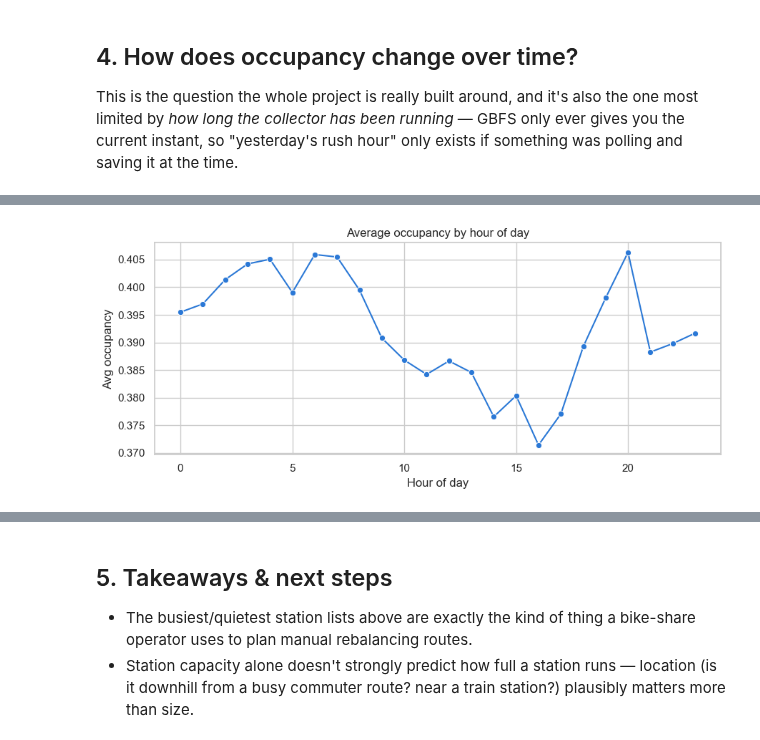
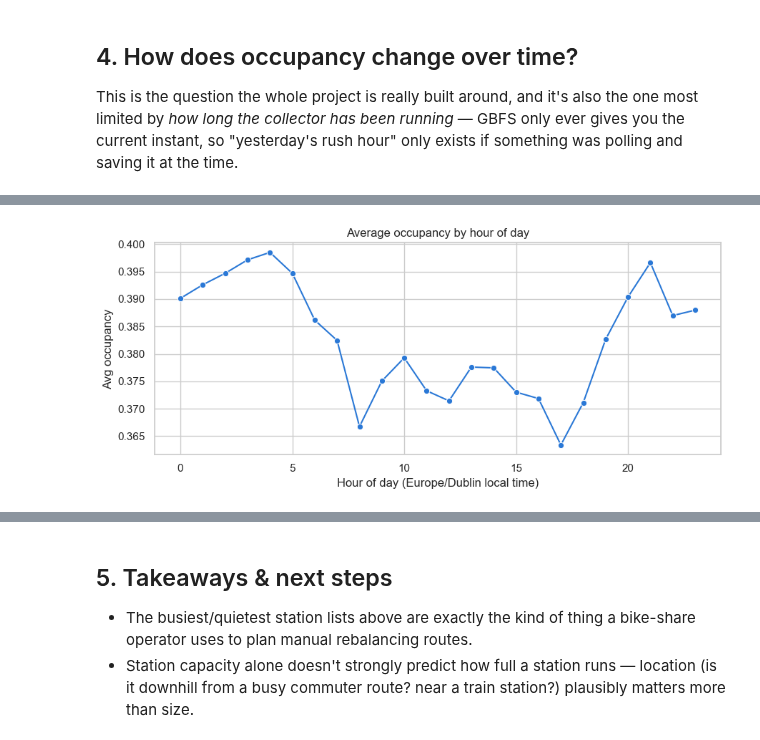
Before and after one commit to BadrWaqas/dublin-bikes-analysis, a Jupyter notebook: analysis/exploratory_analysis.ipynb, the cells around one changed output, grey strips where cells are left out. Drawn from its saved outputs; the diff is of its cells as text; code cells hidden in the pictures.

```diff
--- a/analysis/exploratory_analysis.ipynb
+++ b/analysis/exploratory_analysis.ipynb
@@ -186,13 +186,12 @@ Data spans 8 day(s) so far.
 # %%
-df["hour"] = df["query_time"].dt.hour
 hourly = df.groupby("hour", as_index=False)["occupancy_ratio"].mean()
 
 fig, ax = plt.subplots(figsize=(9, 4))
 sns.lineplot(data=hourly, x="hour", y="occupancy_ratio", color=BLUE, marker="o", ax=ax)
-ax.set_xlabel("Hour of day")
+ax.set_xlabel("Hour of day (Europe/Dublin local time)")
 ax.set_ylabel("Avg occupancy")
 ax.set_title("Average occupancy by hour of day")
 plt.tight_layout()
 plt.show()
 # %% [output]
-[figure, old version]
+[figure, new version]
```
Also changed, not shown: parts of 9 cells of this notebook, 2 other files.
